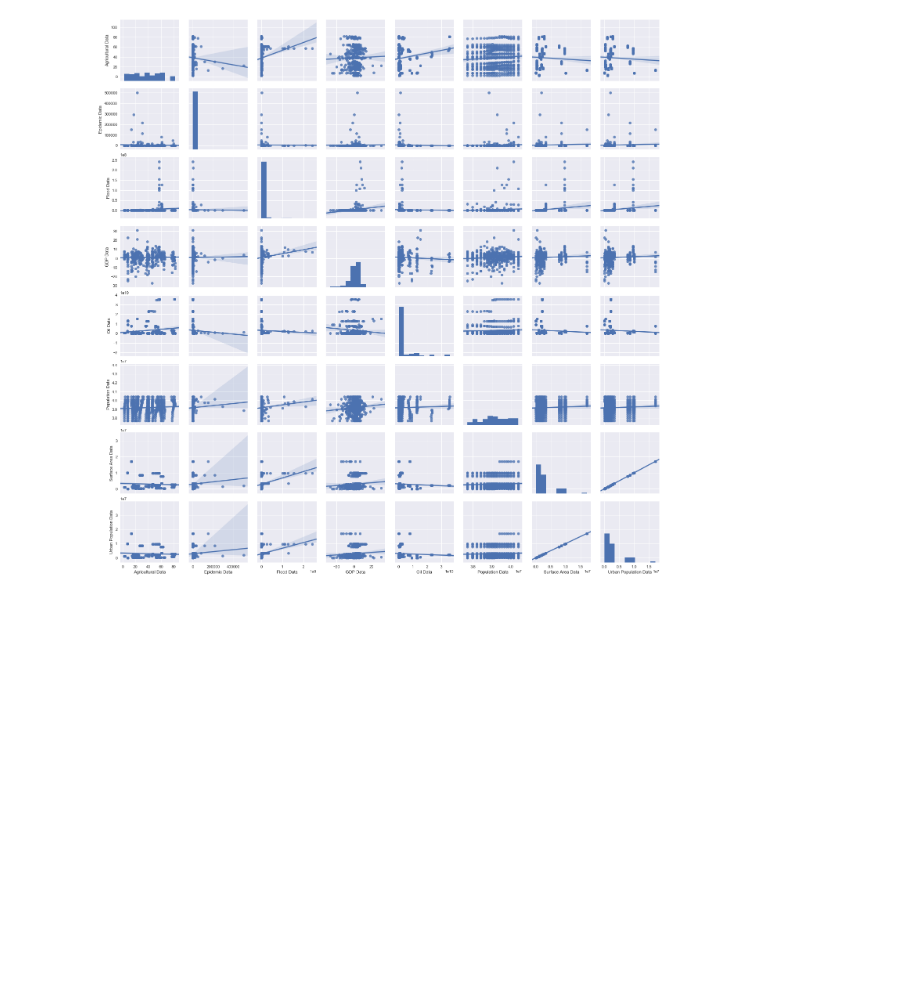
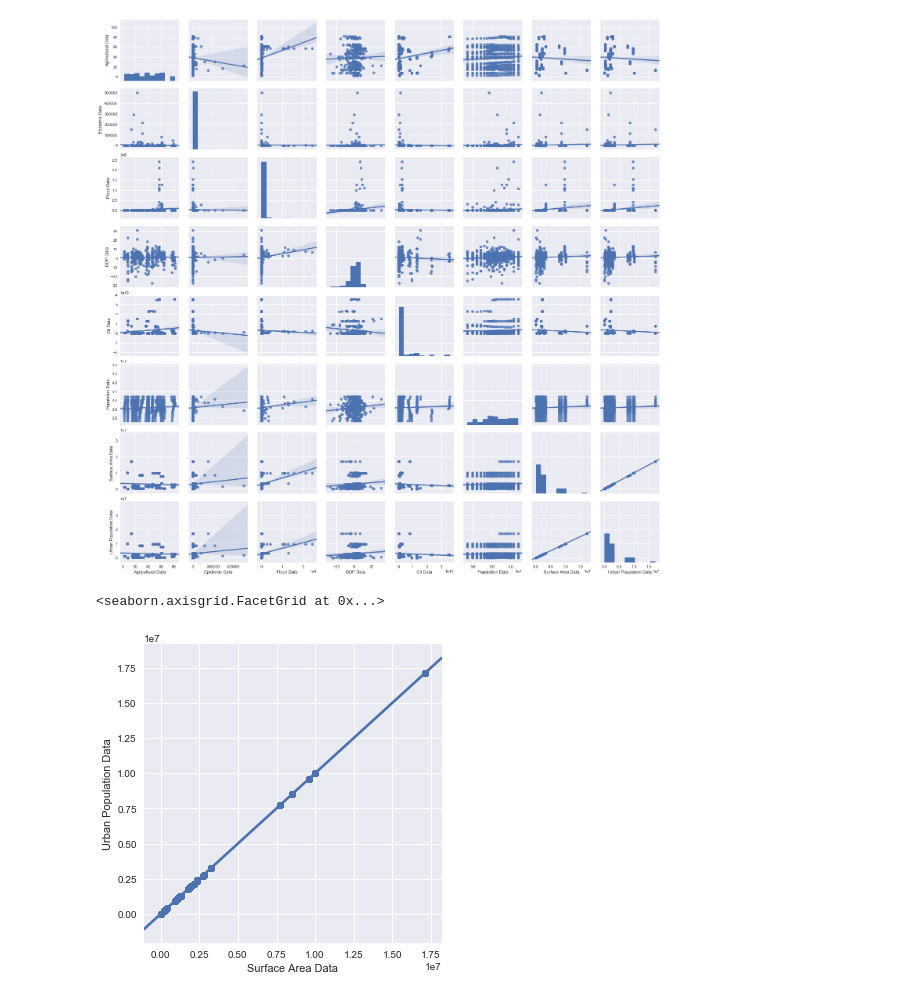
Before and after one commit to mike-gee/datascience, a Jupyter notebook: findingCorrelation.ipynb, the cells around one changed output. Drawn from its saved outputs; the diff is of its cells as text; code cells hidden in the pictures; blank space fills up the shorter version.

```diff
--- a/findingCorrelation.ipynb
+++ b/findingCorrelation.ipynb
@@ -316,3 +376,8 @@ sns.pairplot(data2.dropna(), kind="reg")
 # %% [output]
 <seaborn.axisgrid.PairGrid at 0x...>
 [figure]
+# %%
+sns.lmplot(x="Surface Area Data", y="Urban Population Data", data=data2)
+# %% [output]
+<seaborn.axisgrid.FacetGrid at 0x...>
+[figure, added]
```
Also changed, not shown: parts of 4 cells of this notebook.
